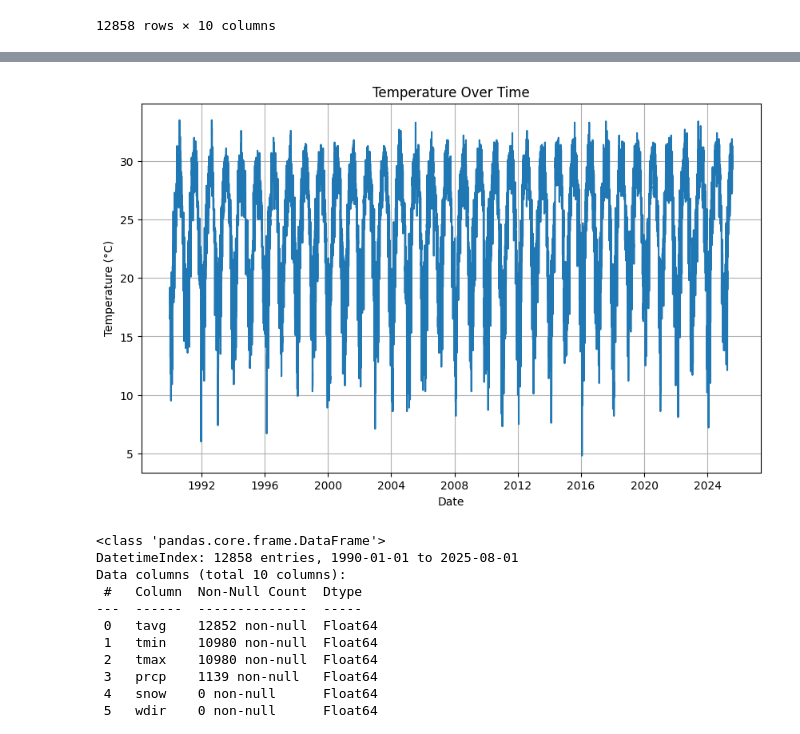
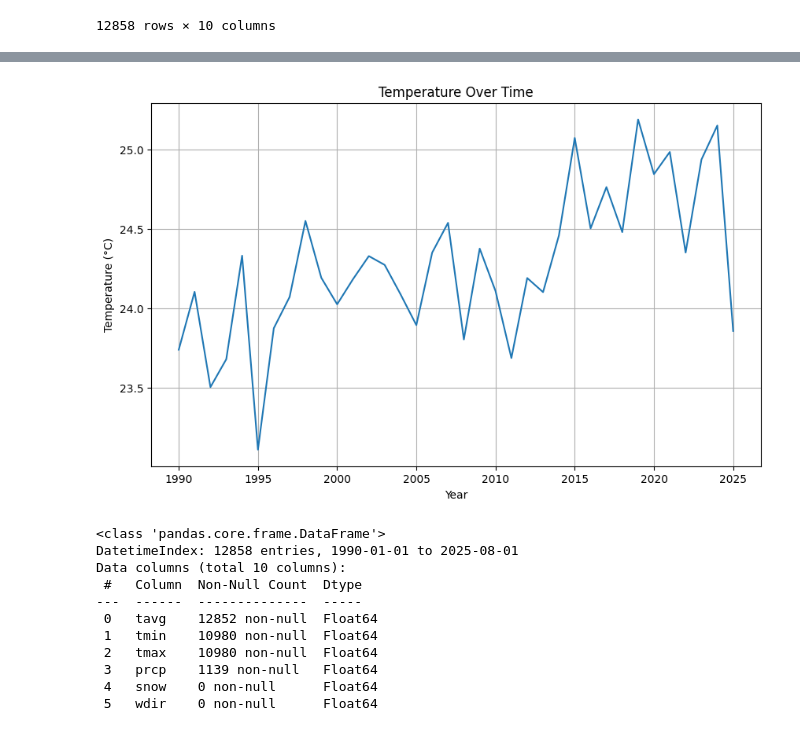
Before and after one commit to AlexWonghh/Weather-analysis, a Jupyter notebook: 25_8_2025_.ipynb, the cells around one changed output, grey strips where cells are left out. Drawn from its saved outputs; the diff is of its cells as text; code cells hidden in the pictures.

```diff
--- a/25_8_2025_.ipynb
+++ b/25_8_2025_.ipynb
@@ -54,0 +55,4 @@ time
+# %%
+
+df.index = pd.to_datetime(df.index)
+df.index
@@ -54,0 +68,7 @@ time
+# %%
+
+df.index = pd.to_datetime(df.index)
+df['year'] = df.index.year
+df[['year', 'tavg']]
+df_year_tavg = df[['year', 'tavg']]
+df_year_tavg
@@ -54,0 +90,3 @@ time
+# %%
+df_year_tavg = df.groupby(by=['year']).agg({"tavg":'mean'})
+df_year_tavg
@@ -55,16 +112,16 @@ time
 # %%
 import matplotlib.pyplot as plt
 import seaborn as sns
 
 plt.figure(figsize=(10, 6))
-sns.lineplot(data=df, x='time', y='tavg')  # Adjust columns as needed
+sns.lineplot(data=df_year_tavg, x='year', y='tavg')  # Adjust columns as needed
 plt.title('Temperature Over Time')
-plt.xlabel('Date')
+plt.xlabel('Year')
 plt.ylabel('Temperature (°C)')
 plt.grid(True)
 plt.show()
 # %% [output]
-[figure, old version]
+[figure, new version]
 # %%
 df.info()
 # %% [output]
```
Also changed, not shown: parts of 12 cells of this notebook.
